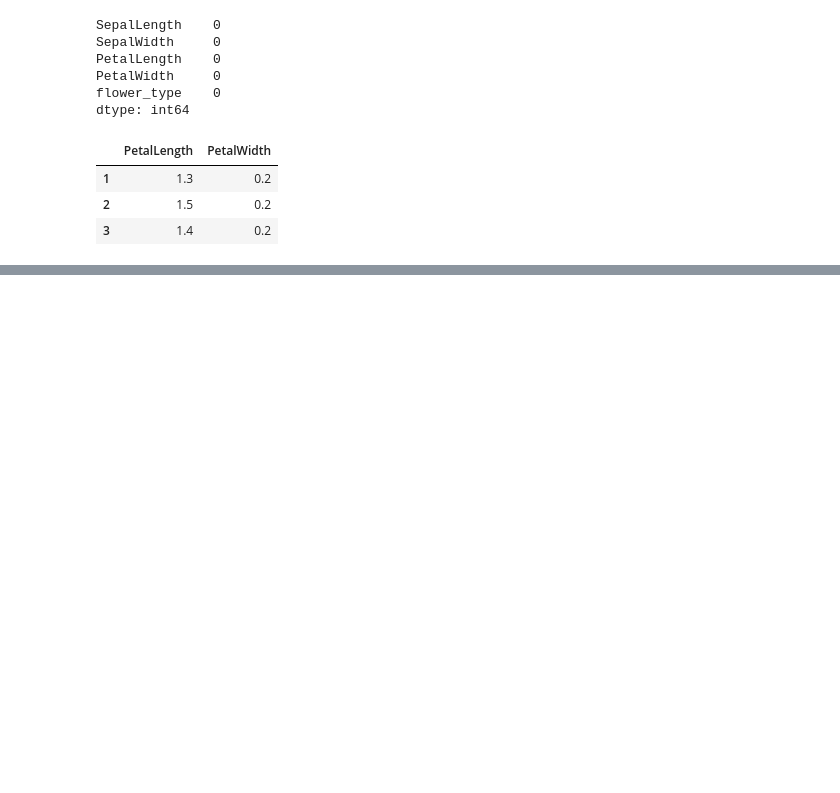
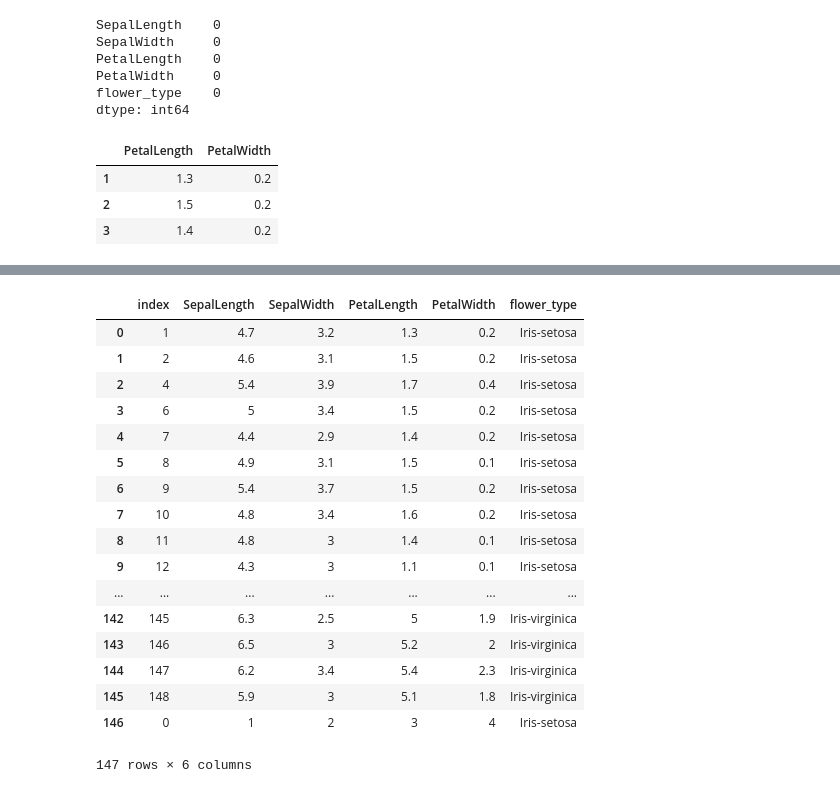
Before and after one commit to anmolkhanna93/MachileLearningPractise, a Jupyter notebook: Pandas.ipynb, the cells around one changed output, grey strips where cells are left out. Saved outputs shown, nothing was run; the diff lists cells and outputs as text; code cells hidden in the pictures; blank space fills up the shorter version.

Commit message:
Playing with columns

```diff
--- a/Pandas.ipynb
+++ b/Pandas.ipynb
@@ -170,0 +191,5 @@ df.iloc[1:4,2:4]#rows 1,2 and 3 and colums 2 and 3
+# %%
+df.drop(0,inplace = True)
+df.head()
+# we get the following error because, rows were numbered from 0,1,2,3---- but after removing 0th row, indexing becomes
+# 1,2,3,4-----
@@ -170,0 +198,5 @@ df.iloc[1:4,2:4]#rows 1,2 and 3 and colums 2 and 3
+# %%
+df.drop(3,inplace = True)
+df.head()
+# here labels 0 and 3 are missing
+# drop functions takes in labels and not positions
@@ -170,0 +218,6 @@ df.iloc[1:4,2:4]#rows 1,2 and 3 and colums 2 and 3
+# %%
+# droping by position
+#df.index(3) gives label for row with position 3 and not label 3
+df.drop(df.index[3],inplace = True)
+df.head()
+# we can also delete multiple rows also eg df.drop(df.index[[1,2]],inplace = True)
@@ -170,0 +304,3 @@ df.iloc[1:4,2:4]#rows 1,2 and 3 and colums 2 and 3
+# %%
+# adding a row
+df.loc[0] = ["1","2","3","4","Iris-setosa"] # added at tail
@@ -170,0 +325,22 @@ df.iloc[1:4,2:4]#rows 1,2 and 3 and colums 2 and 3
+# %%
+# reset index,needed because when ever we delete any row, index values become unordered
+df.reset_index()
+# %% [output]
+|  | index | SepalLength | SepalWidth | PetalLength | PetalWidth | flower_type |
+| 0 | 1 | 4.7 | 3.2 | 1.3 | 0.2 | Iris-setosa |
+| 1 | 2 | 4.6 | 3.1 | 1.5 | 0.2 | Iris-setosa |
+| 2 | 4 | 5.4 | 3.9 | 1.7 | 0.4 | Iris-setosa |
+| 3 | 6 | 5 | 3.4 | 1.5 | 0.2 | Iris-setosa |
+| 4 | 7 | 4.4 | 2.9 | 1.4 | 0.2 | Iris-setosa |
+| 5 | 8 | 4.9 | 3.1 | 1.5 | 0.1 | Iris-setosa |
+| 6 | 9 | 5.4 | 3.7 | 1.5 | 0.2 | Iris-setosa |
+| 7 | 10 | 4.8 | 3.4 | 1.6 | 0.2 | Iris-setosa |
+| 8 | 11 | 4.8 | 3 | 1.4 | 0.1 | Iris-setosa |
+| 9 | 12 | 4.3 | 3 | 1.1 | 0.1 | Iris-setosa |
+| ... | ... | ... | ... | ... | ... | ... |
+| 142 | 145 | 6.3 | 2.5 | 5 | 1.9 | Iris-virginica |
+| 143 | 146 | 6.5 | 3 | 5.2 | 2 | Iris-virginica |
+| 144 | 147 | 6.2 | 3.4 | 5.4 | 2.3 | Iris-virginica |
+| 145 | 148 | 5.9 | 3 | 5.1 | 1.8 | Iris-virginica |
+| 146 | 0 | 1 | 2 | 3 | 4 | Iris-setosa |
+147 rows × 6 columns
```
Also changed, not shown: parts of 28 cells of this notebook.
